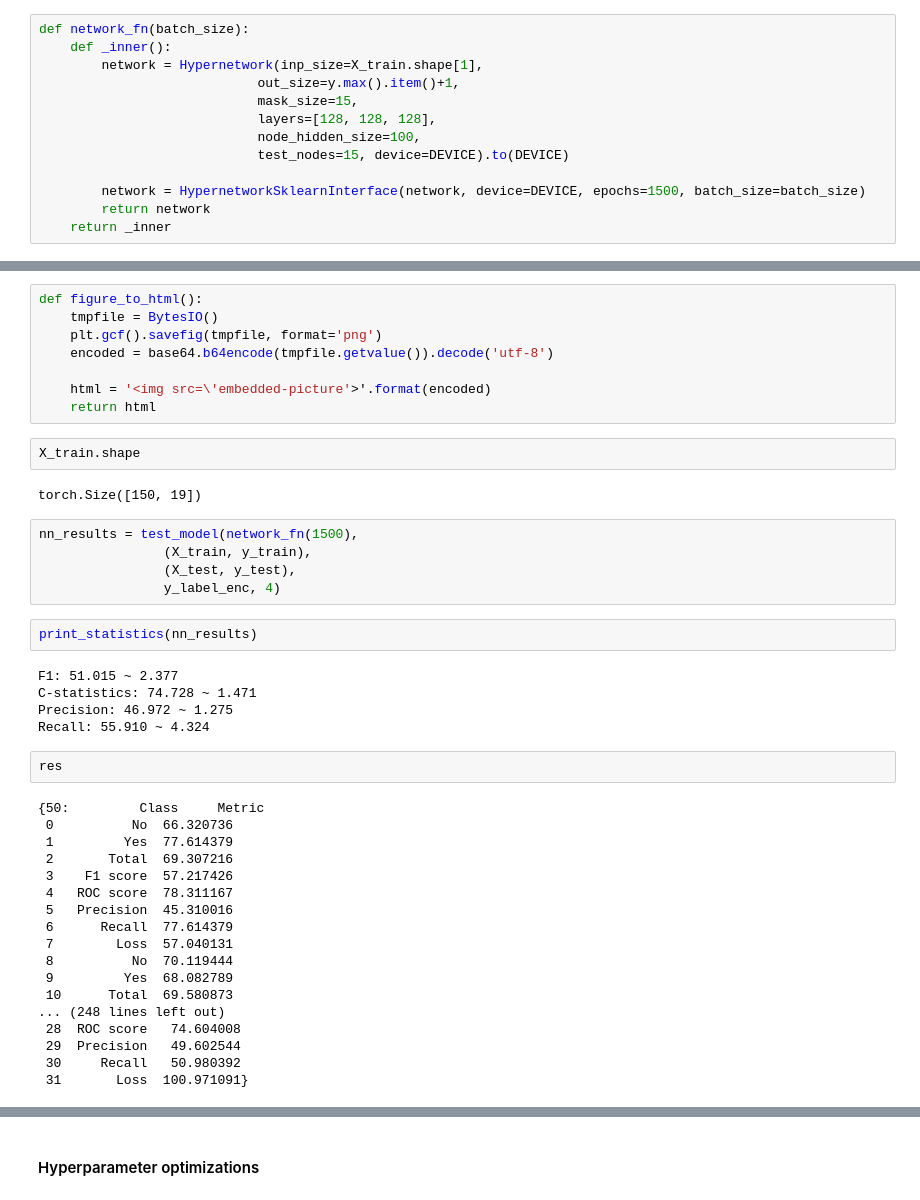
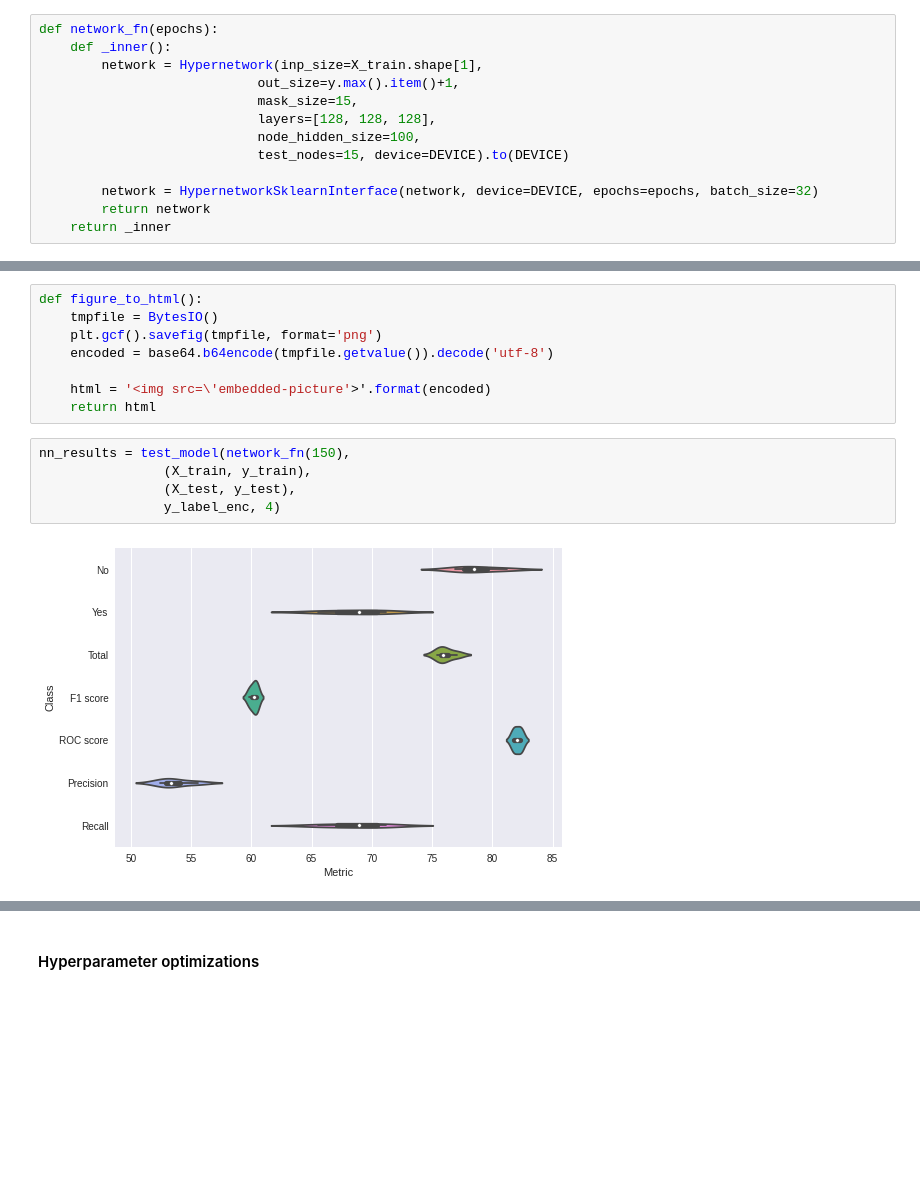
Before and after one commit to wwydmanski/hypernet-cnn, a Jupyter notebook: Benchmarks/Blastchar benchmark.ipynb, the cells around one changed output, grey strips where cells are left out. Cells and saved outputs as stored; diff of their text form; blank space fills up the shorter version.

```diff
--- a/Benchmarks/Blastchar benchmark.ipynb
+++ b/Benchmarks/Blastchar benchmark.ipynb
@@ -324,7 +332,7 @@ Recall: 84.273 ~ 0.370
 # %% [markdown]
 ### Hypernetwork
 # %%
-def network_fn(batch_size):
+def network_fn(epochs):
     def _inner():
         network = Hypernetwork(inp_size=X_train.shape[1],
                             out_size=y.max().item()+1,
@@ -333,6 +341,6 @@ def network_fn(batch_size):
                             node_hidden_size=100,
                             test_nodes=15, device=DEVICE).to(DEVICE)
 
-        network = HypernetworkSklearnInterface(network, device=DEVICE, epochs=1500, batch_size=batch_size)
+        network = HypernetworkSklearnInterface(network, device=DEVICE, epochs=epochs, batch_size=32)
         return network
     return _inner
@@ -344,41 +364,12 @@ def figure_to_html():
 
     html = '<img src=\'embedded-picture'>'.format(encoded)
     return html
-# %%
-X_train.shape
-# %% [output]
-torch.Size([150, 19])
 # %%
-nn_results = test_model(network_fn(1500),
+nn_results = test_model(network_fn(150),
                 (X_train, y_train),
                 (X_test, y_test),
                 y_label_enc, 4)
+# %% [output]
+[figure, added]
-# %%
-print_statistics(nn_results)
-# %% [output]
-F1: 51.015 ~ 2.377
-C-statistics: 74.728 ~ 1.471
-Precision: 46.972 ~ 1.275
-Recall: 55.910 ~ 4.324
-# %%
-res
-# %% [output]
-{50:         Class     Metric
- 0          No  66.320736
- 1         Yes  77.614379
- 2       Total  69.307216
- 3    F1 score  57.217426
- 4   ROC score  78.311167
- 5   Precision  45.310016
- 6      Recall  77.614379
- 7        Loss  57.040131
- 8          No  70.119444
- 9         Yes  68.082789
- 10      Total  69.580873
-... (248 lines left out)
- 28  ROC score   74.604008
- 29  Precision   49.602544
- 30     Recall   50.980392
- 31       Loss  100.971091}
 # %%
 res = {}
```
Also changed, not shown: parts of 14 cells of this notebook, 3 other files.
